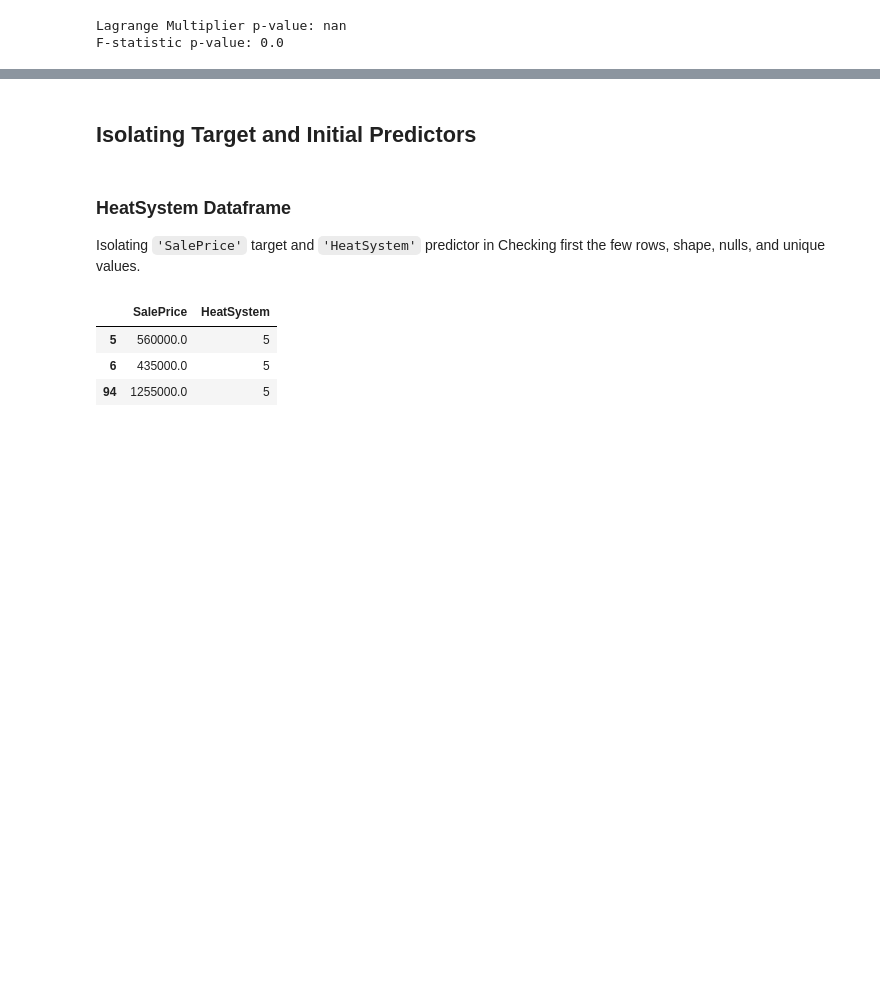
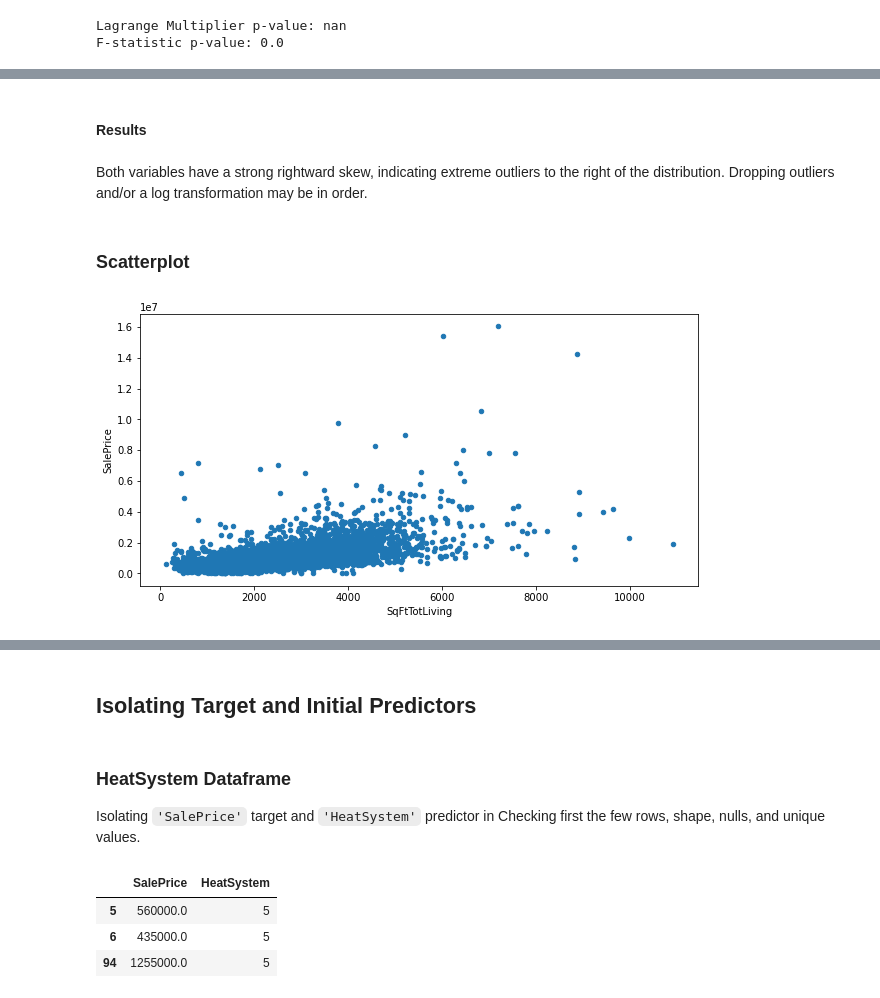
Before and after one commit to jeffreyhwatson/King_Co_Price_Analysis, a Jupyter notebook: notebooks/exploratory/eda_sql.ipynb, the cells around one changed output, grey strips where cells are left out. Drawn from its saved outputs; the diff is of its cells as text; code cells hidden in the pictures; blank space fills up the shorter version.

```diff
--- a/notebooks/exploratory/eda_sql.ipynb
+++ b/notebooks/exploratory/eda_sql.ipynb
@@ -1690,0 +1722,10 @@ fsm_df.plot.scatter(x='SqFtTotLiving', y='SalePrice');
+# %% [markdown]
+#### Results
+# %% [markdown]
+Both variables have a strong rightward skew, indicating extreme outliers to the right of the distribution. Dropping outliers and/or a log transformation may be in order.
+# %% [markdown]
+### Scatterplot
+# %%
+fsm_df.plot.scatter(x='SqFtTotLiving', y='SalePrice', figsize=(10,5));
+# %% [output]
+[figure, added]
```
Also changed, not shown: parts of 171 cells of this notebook, 4 other files.
